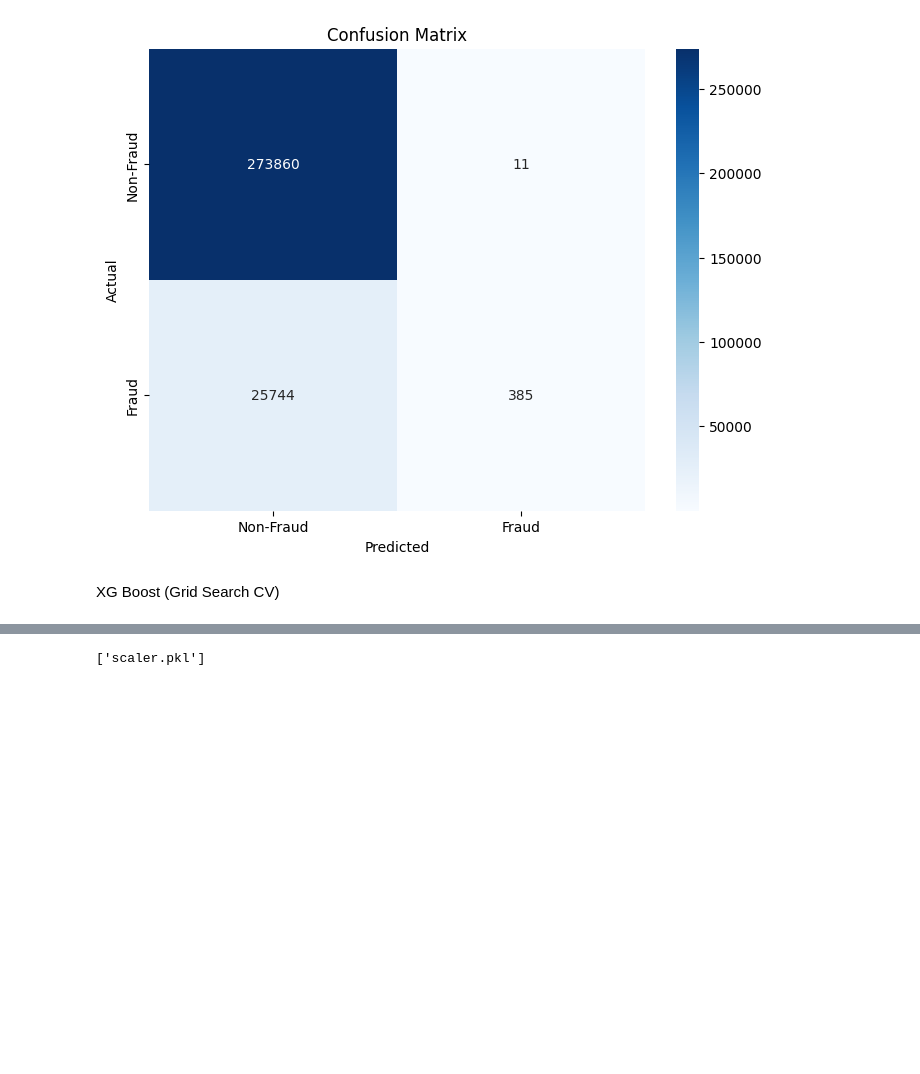
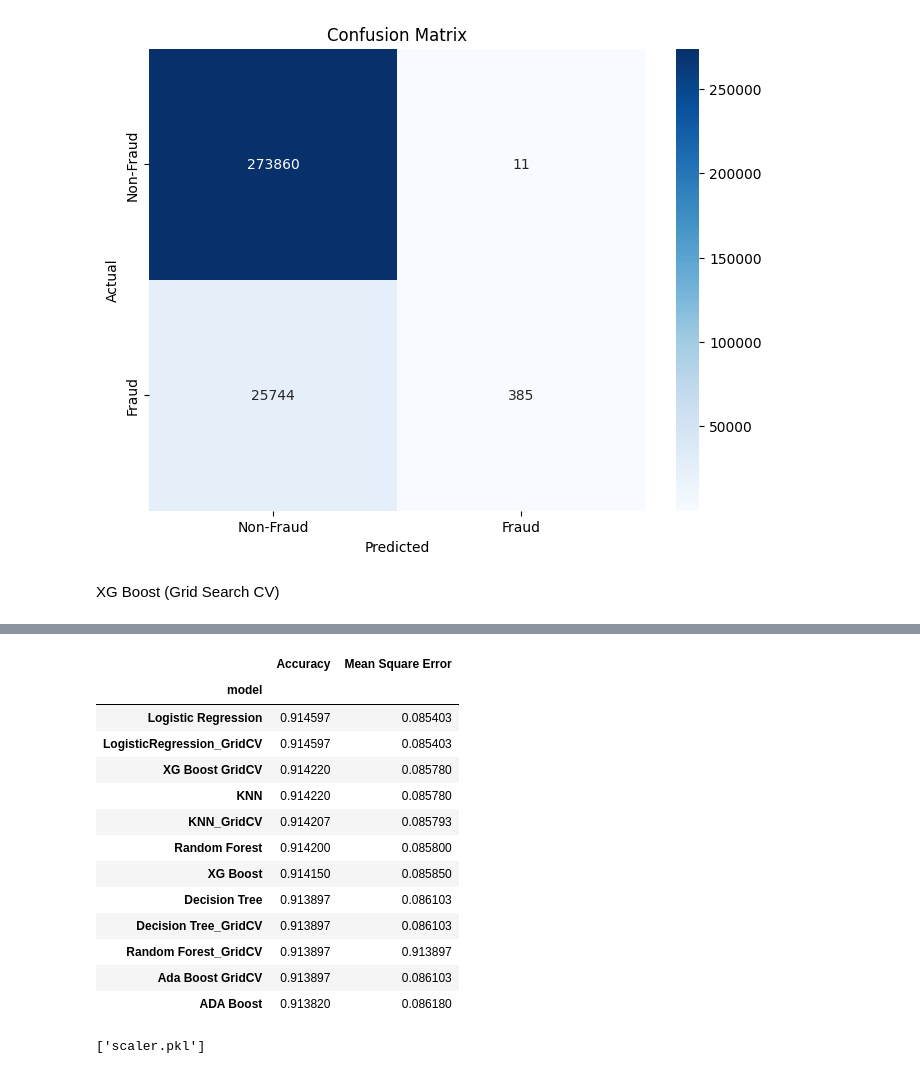
Before and after one commit to Madhumathi3001/Credit-Card-Fraud-Deduction-, a Jupyter notebook: credit_card.ipynb, the cells around one changed output, grey strips where cells are left out. Cells and saved outputs as stored; diff of their text form; code cells hidden in the pictures; blank space fills up the shorter version.

```diff
--- a/credit_card.ipynb
+++ b/credit_card.ipynb
@@ -1570,6 +1599,36 @@ Classification Report:
    macro avg       0.95      0.51      0.49    300000
 weighted avg       0.92      0.91      0.87    300000
 [figure]
+# %%
+
+# Creating the Data Frame for Accuaracy and Mean Square Error
+
+# Under Sampling
+
+data = {
+    'model' : ['Logistic Regression', 'LogisticRegression_GridCV','Decision Tree','Decision Tree_GridCV', 'KNN','KNN_GridCV','Random Forest','Random Forest_GridCV','ADA Boost','Ada Boost GridCV','XG Boost','XG Boost GridCV'],
+    'Accuracy': [logistic_acc,logreg_OS_acc,DecisionTree_acc,dtree_OS_acc,KNN_classifier_acc,knn_OS_acc,Randomforest_acc,randomforest_OS_acc ,adaboost_acc,adaboost_OS_acc,XGB_acc,xgb_os_acc ],
+    'Mean Square Error':[logistic_mse,logreg_OS_mse,DecisionTree_mse,dtree_OS_mse,KNN_classifier_mse,knn_OS_mse,Randomforest_mse,randomforest_OS_acc ,adaboost_mse,adaboost_OS_mse,XGB_mse,xgb_os_mse]
+}
+Over_sampling = pd.DataFrame(data)
+Over_sampling.set_index('model', inplace=True)
+Over_sampling.sort_values(by='Accuracy', ascending=False, inplace=True)
+Over_sampling
+# %% [output]
+|  | Accuracy | Mean Square Error |
+| model |  |  |
+| Logistic Regression | 0.914597 | 0.085403 |
+| LogisticRegression_GridCV | 0.914597 | 0.085403 |
+| XG Boost GridCV | 0.914220 | 0.085780 |
+| KNN | 0.914220 | 0.085780 |
+| KNN_GridCV | 0.914207 | 0.085793 |
+| Random Forest | 0.914200 | 0.085800 |
+| XG Boost | 0.914150 | 0.085850 |
+| Decision Tree | 0.913897 | 0.086103 |
+| Decision Tree_GridCV | 0.913897 | 0.086103 |
+| Random Forest_GridCV | 0.913897 | 0.913897 |
+| Ada Boost GridCV | 0.913897 | 0.086103 |
+| ADA Boost | 0.913820 | 0.086180 |
 # %%
 import joblib
 
```
Also changed, not shown: parts of 22 cells of this notebook.
